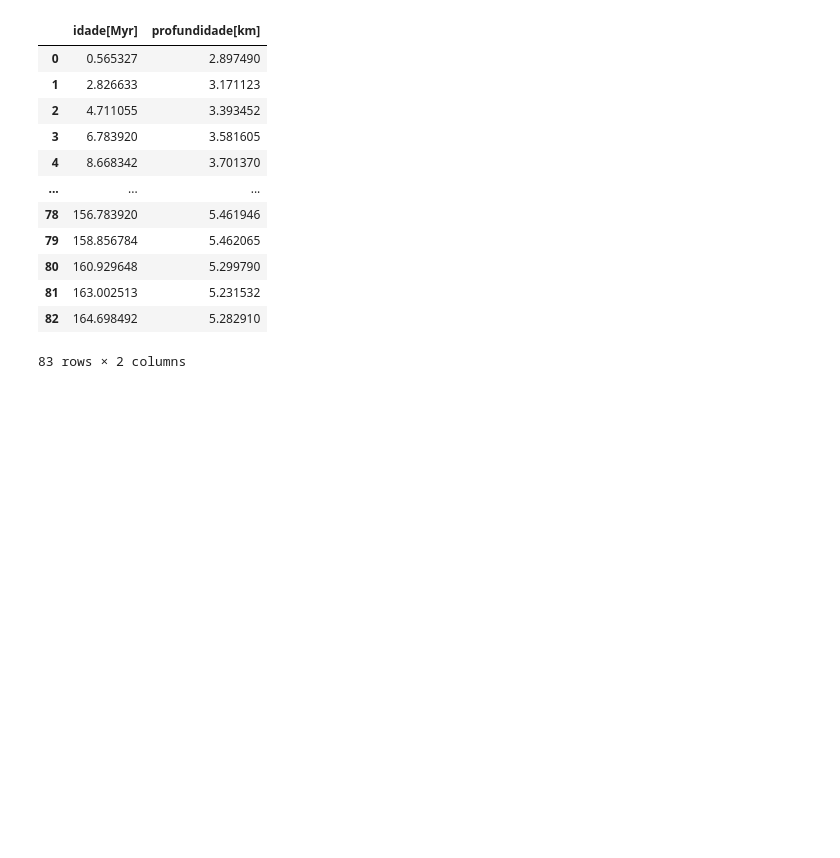
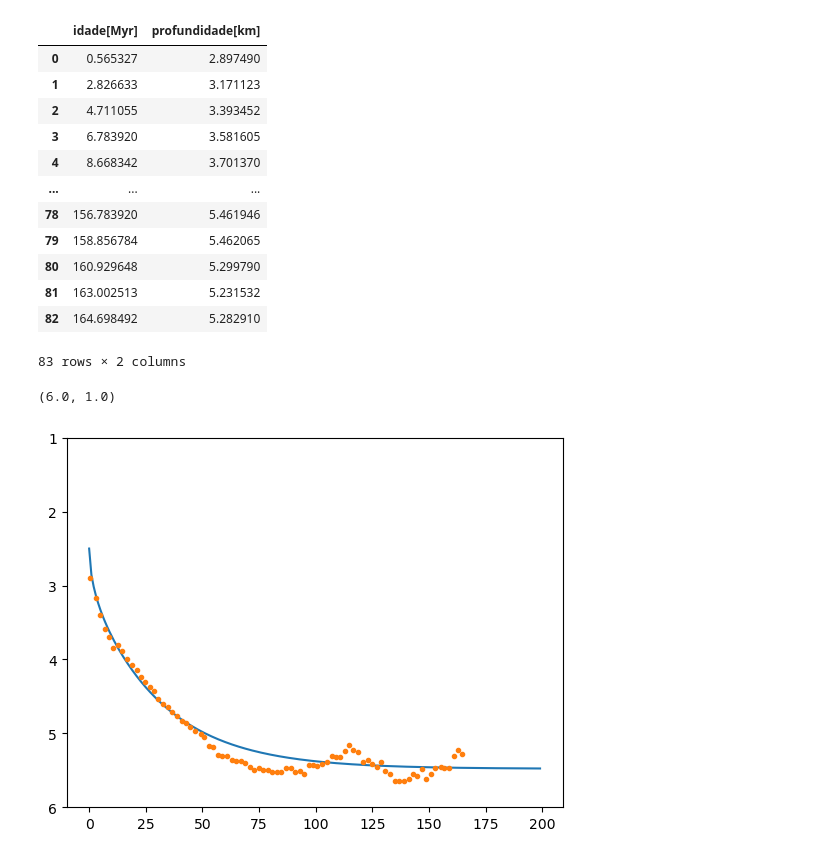
Before and after one commit to YagoMCastro/bacias-msc-2024, a Jupyter notebook: notebooks/classes/aula6.ipynb, the cells around one changed output. Drawn from its saved outputs; the diff is of its cells as text; code cells hidden in the pictures; blank space fills up the shorter version.

```diff
--- a/notebooks/classes/aula6.ipynb
+++ b/notebooks/classes/aula6.ipynb
@@ -131,3 +131,10 @@ df
 | 81 | 163.002513 | 5.231532 |
 | 82 | 164.698492 | 5.282910 |
 83 rows × 2 columns
+# %%
+plt.plot(time/1e6, subsidence/1e3 + 2.5) # 2.5 adicionado para simular lâmina d'água
+plt.plot(df["idade[Myr]"], df["profundidade[km]"], ".")
+plt.ylim(6,1)
+# %% [output]
+(6.0, 1.0)
+[figure, added]
```
Also changed, not shown: parts of 1 cell of this notebook.
